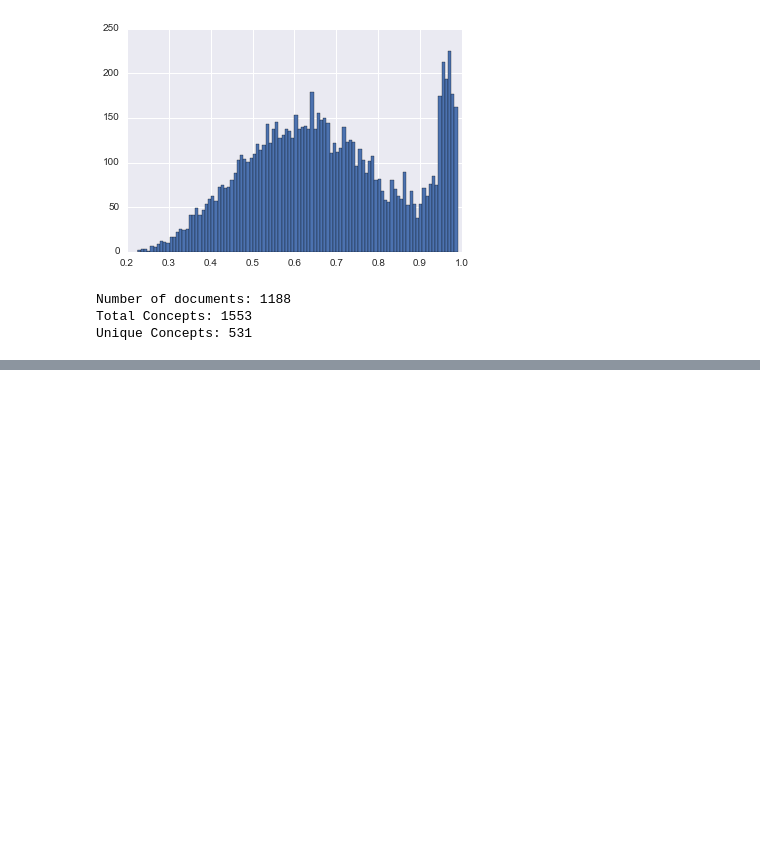
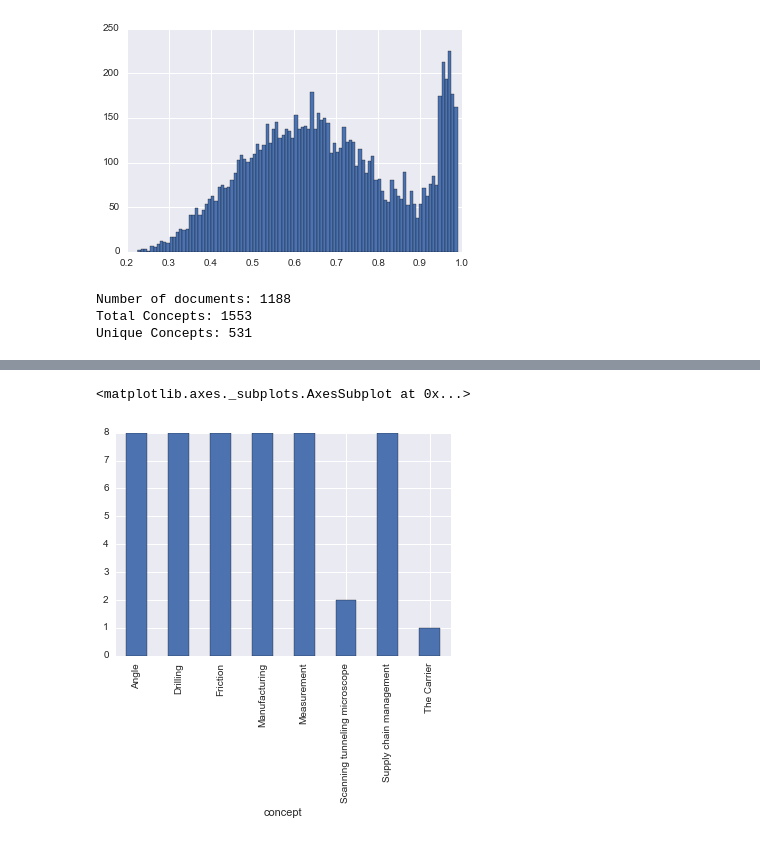
Before and after one commit to lalgadi/codemonkey, a Jupyter notebook: document_classification/known_docs_eda.ipynb, the cells around one changed output, grey strips where cells are left out. Saved outputs shown, nothing was run; the diff lists cells and outputs as text; code cells hidden in the pictures; blank space fills up the shorter version.

```diff
--- a/document_classification/known_docs_eda.ipynb
+++ b/document_classification/known_docs_eda.ipynb
@@ -200,0 +192,5 @@ sample 2
+# %%
+filteredf.groupby('concept').size().plot(kind='bar')
+# %% [output]
+<matplotlib.axes._subplots.AxesSubplot at 0x...>
+[figure, added]
```
Also changed, not shown: parts of 14 cells of this notebook.
